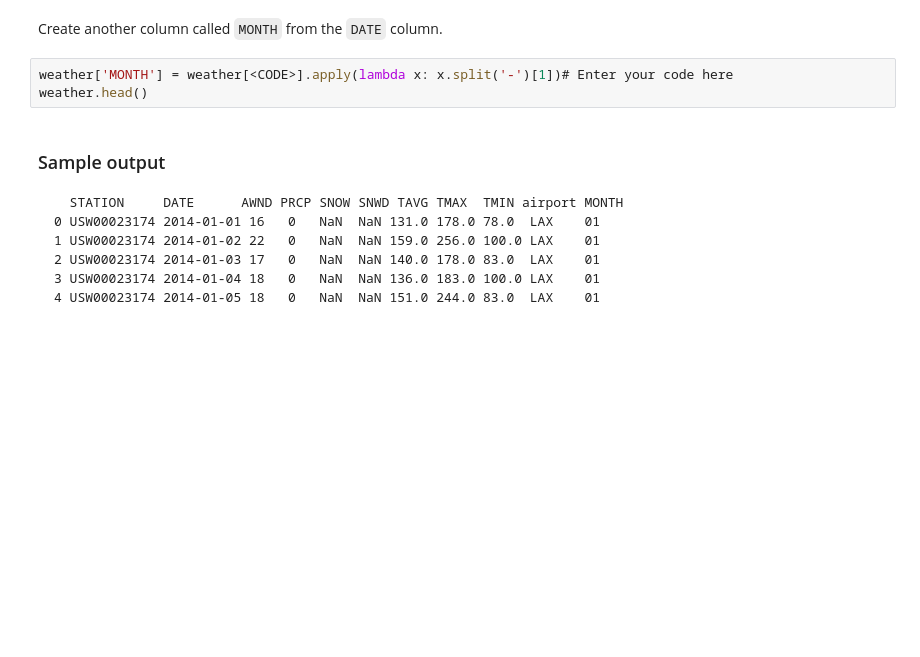
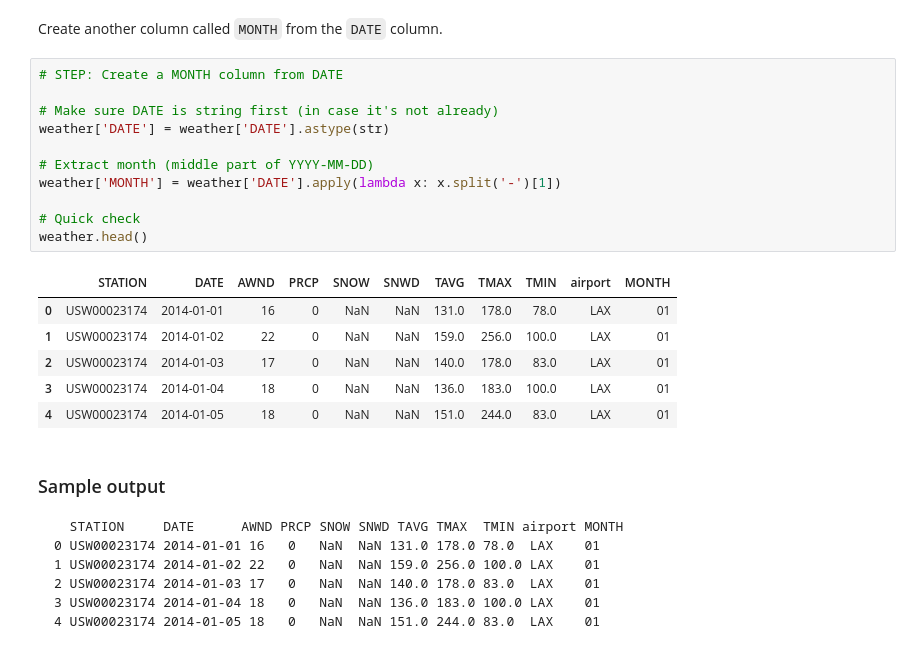
Before and after one commit to Singh8888/flight_delay_project, a Jupyter notebook: scripts/onpremises.ipynb, the cells around one changed output. Drawn from its saved outputs; the diff is of its cells as text; blank space fills up the shorter version.

````diff
--- a/scripts/onpremises.ipynb
+++ b/scripts/onpremises.ipynb
@@ -2524,8 +2625,23 @@ weather['airport'] = # Enter your code here
 # %% [markdown]
 Create another column called `MONTH` from the `DATE` column.
-# %%
-weather['MONTH'] = weather[<CODE>].apply(lambda x: x.split('-')[1])# Enter your code here
-weather.head()
+# %%
+# STEP: Create a MONTH column from DATE
+
+# Make sure DATE is string first (in case it's not already)
+weather['DATE'] = weather['DATE'].astype(str)
+
+# Extract month (middle part of YYYY-MM-DD)
+weather['MONTH'] = weather['DATE'].apply(lambda x: x.split('-')[1])
+
+# Quick check
+weather.head()
+# %% [output]
+|  | STATION | DATE | AWND | PRCP | SNOW | SNWD | TAVG | TMAX | TMIN | airport | MONTH |
+| 0 | USW00023174 | 2014-01-01 | 16 | 0 | NaN | NaN | 131.0 | 178.0 | 78.0 | LAX | 01 |
+| 1 | USW00023174 | 2014-01-02 | 22 | 0 | NaN | NaN | 159.0 | 256.0 | 100.0 | LAX | 01 |
+| 2 | USW00023174 | 2014-01-03 | 17 | 0 | NaN | NaN | 140.0 | 178.0 | 83.0 | LAX | 01 |
+| 3 | USW00023174 | 2014-01-04 | 18 | 0 | NaN | NaN | 136.0 | 183.0 | 100.0 | LAX | 01 |
+| 4 | USW00023174 | 2014-01-05 | 18 | 0 | NaN | NaN | 151.0 | 244.0 | 83.0 | LAX | 01 |
 # %% [markdown]
 ### Sample output
 ```
````
Also changed, not shown: parts of 43 cells of this notebook, 4 other files.
